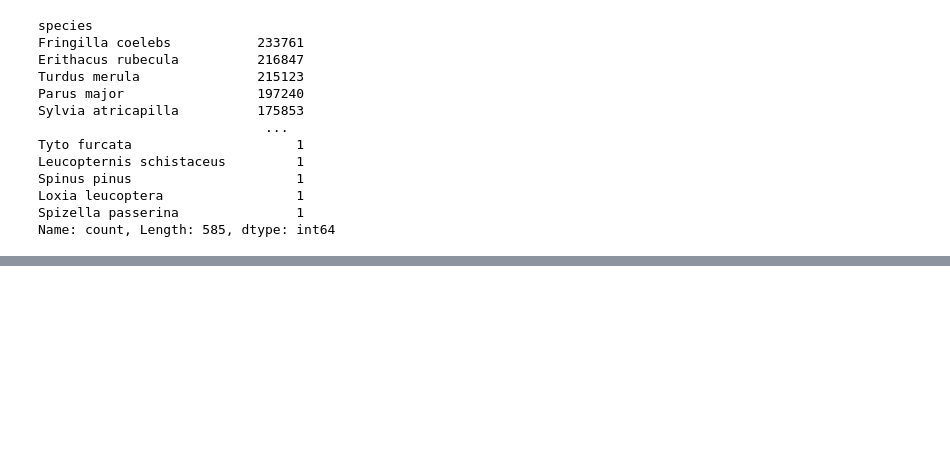
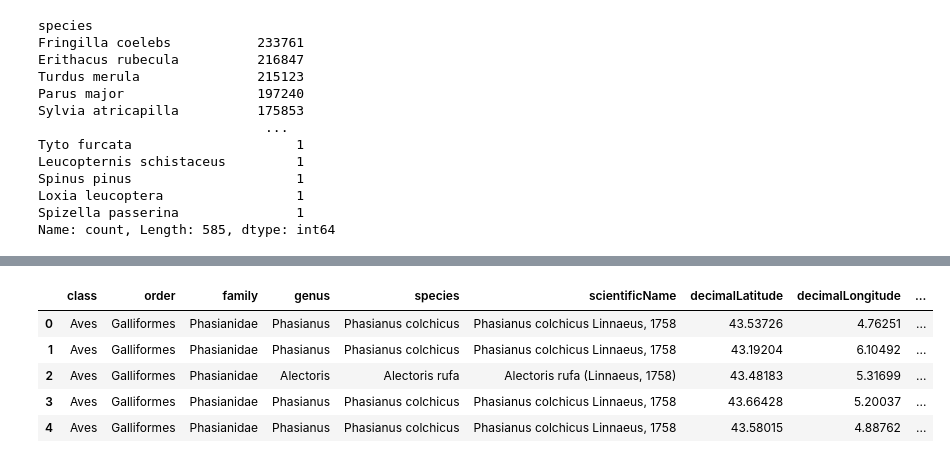
Before and after one commit to remi-guy/birds-france, a Jupyter notebook: notebook/explo.ipynb, the cells around one changed output, grey strips where cells are left out. Drawn from its saved outputs; the diff is of its cells as text; code cells hidden in the pictures; blank space fills up the shorter version.

Commit message:
modif build_gdf.py pour bosser sur les Phasianidae, et ajouts de jointures spatiales pour avoir des infos sur la localisation

```diff
--- a/notebook/explo.ipynb
+++ b/notebook/explo.ipynb
@@ -46,0 +74,11 @@ df.head()
+# %%
+df2 = pd.read_csv("../data/processed/phasianidae_oso.csv")
+# %%
+df2.head()
+# %% [output]
+|  | class | order | family | genus | species | scientificName | decimalLatitude | decimalLongitude | ... |
+| 0 | Aves | Galliformes | Phasianidae | Phasianus | Phasianus colchicus | Phasianus colchicus Linnaeus, 1758 | 43.53726 | 4.76251 | ... |
+| 1 | Aves | Galliformes | Phasianidae | Phasianus | Phasianus colchicus | Phasianus colchicus Linnaeus, 1758 | 43.19204 | 6.10492 | ... |
+| 2 | Aves | Galliformes | Phasianidae | Alectoris | Alectoris rufa | Alectoris rufa (Linnaeus, 1758) | 43.48183 | 5.31699 | ... |
+| 3 | Aves | Galliformes | Phasianidae | Phasianus | Phasianus colchicus | Phasianus colchicus Linnaeus, 1758 | 43.66428 | 5.20037 | ... |
+| 4 | Aves | Galliformes | Phasianidae | Phasianus | Phasianus colchicus | Phasianus colchicus Linnaeus, 1758 | 43.58015 | 4.88762 | ... |
```
Also changed, not shown: parts of 29 cells of this notebook, 6 other files.
